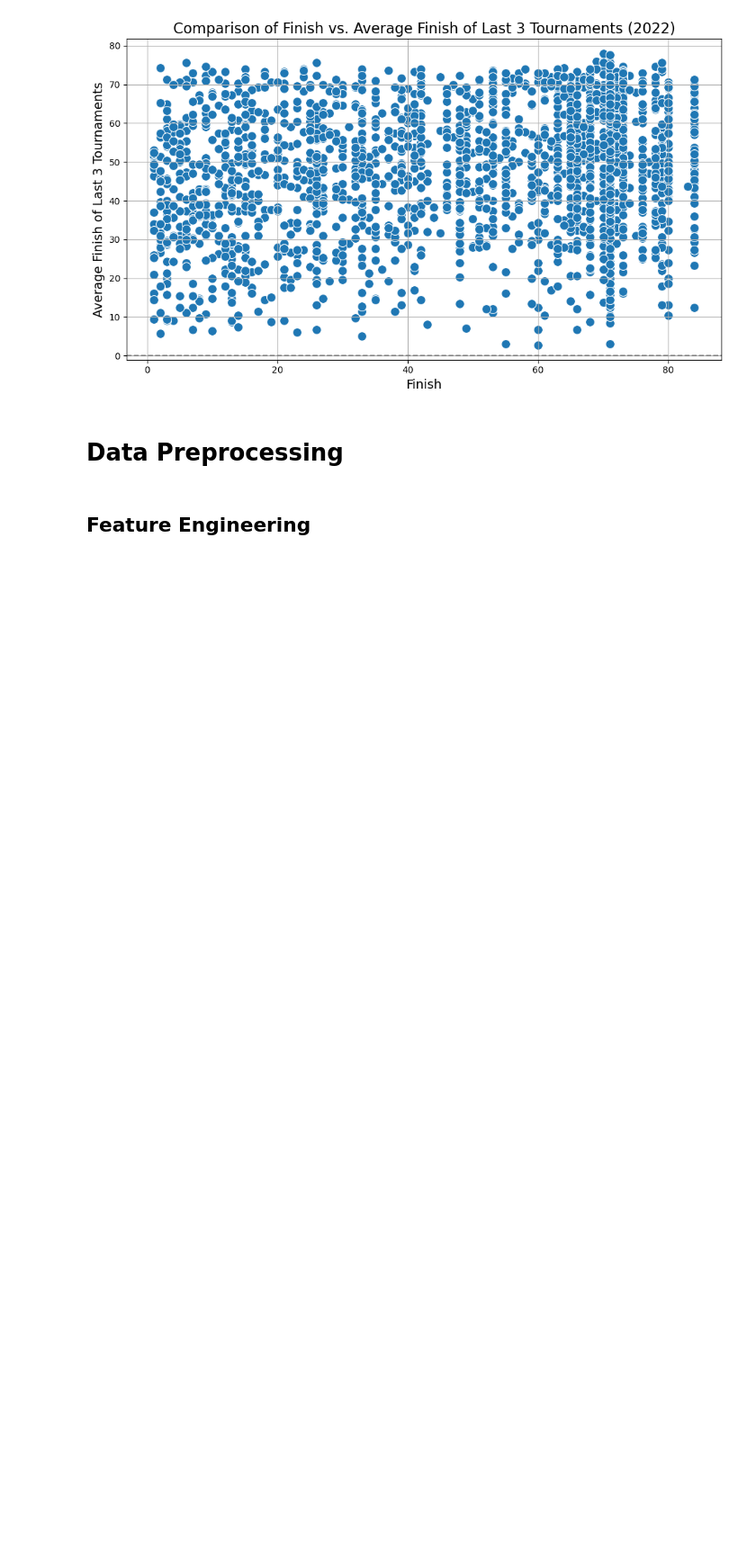
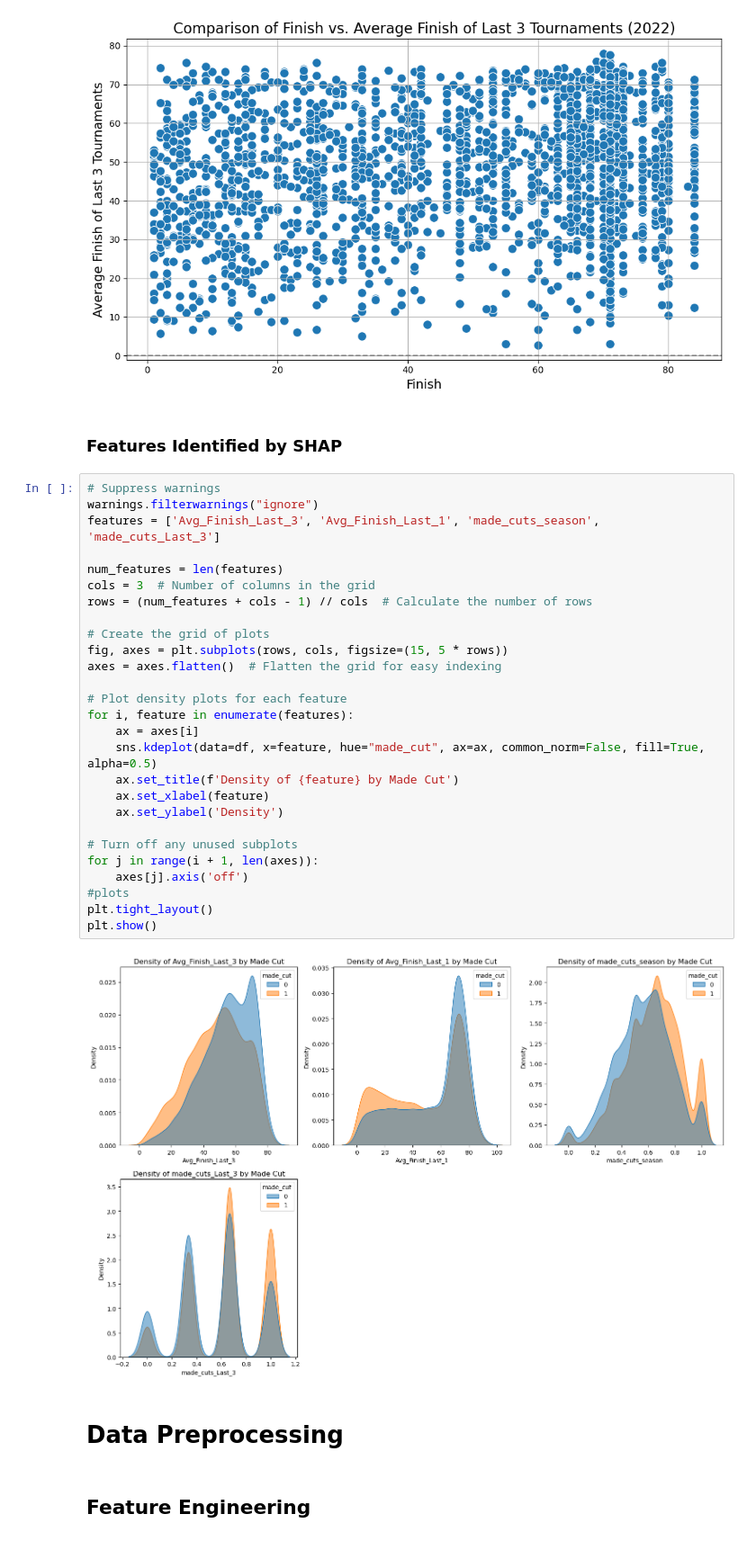
Before and after one commit to brady-heinig/PGA_Tour_ML_Project, a Jupyter notebook: made_cut_modeling.ipynb, the cells around one changed output. Shown at 90% size. Drawn from its saved outputs; the diff is of its cells as text; blank space fills up the shorter version.

```diff
--- a/made_cut_modeling.ipynb
+++ b/made_cut_modeling.ipynb
@@ -128,6 +130,37 @@ plt.tight_layout()
 plt.show()
 # %% [output]
 [figure]
+# %% [markdown]
+### Features Identified by SHAP
+# %%
+# Suppress warnings
+warnings.filterwarnings("ignore")
+features = ['Avg_Finish_Last_3', 'Avg_Finish_Last_1', 'made_cuts_season', 'made_cuts_Last_3']
+
+num_features = len(features)
+cols = 3  # Number of columns in the grid
+rows = (num_features + cols - 1) // cols  # Calculate the number of rows
+
+# Create the grid of plots
+fig, axes = plt.subplots(rows, cols, figsize=(15, 5 * rows))
+axes = axes.flatten()  # Flatten the grid for easy indexing
+
+# Plot density plots for each feature
+for i, feature in enumerate(features):
+    ax = axes[i]
+    sns.kdeplot(data=df, x=feature, hue="made_cut", ax=ax, common_norm=False, fill=True, alpha=0.5)
+    ax.set_title(f'Density of {feature} by Made Cut')
+    ax.set_xlabel(feature)
+    ax.set_ylabel('Density')
+
+# Turn off any unused subplots
+for j in range(i + 1, len(axes)):
+    axes[j].axis('off')
+#plots
+plt.tight_layout()
+plt.show()
+# %% [output]
+[figure, added]
 # %% [markdown]
 # Data Preprocessing
 # %% [markdown]
```
Also changed, not shown: parts of 6 cells of this notebook.
